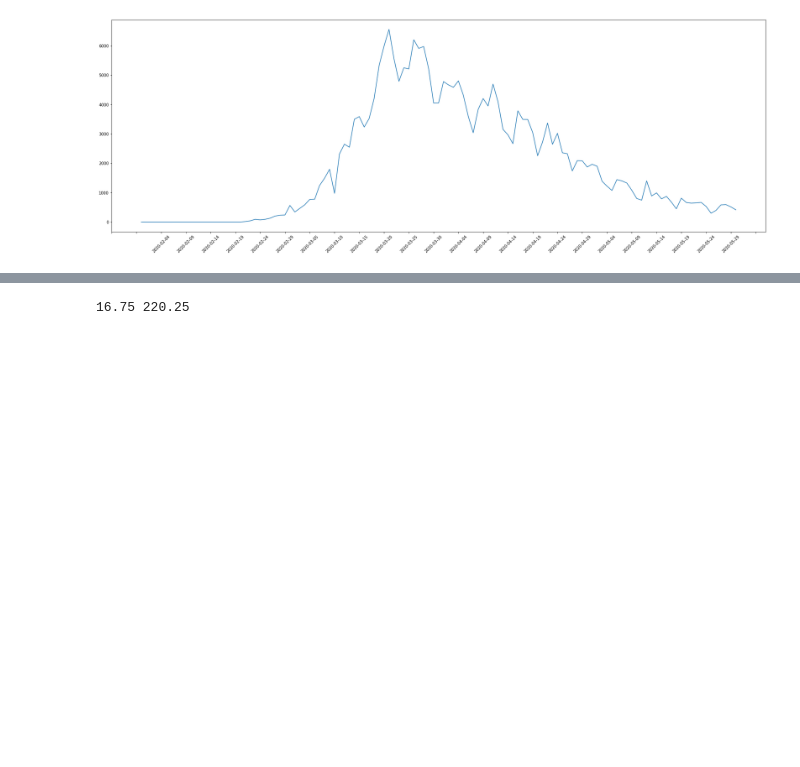
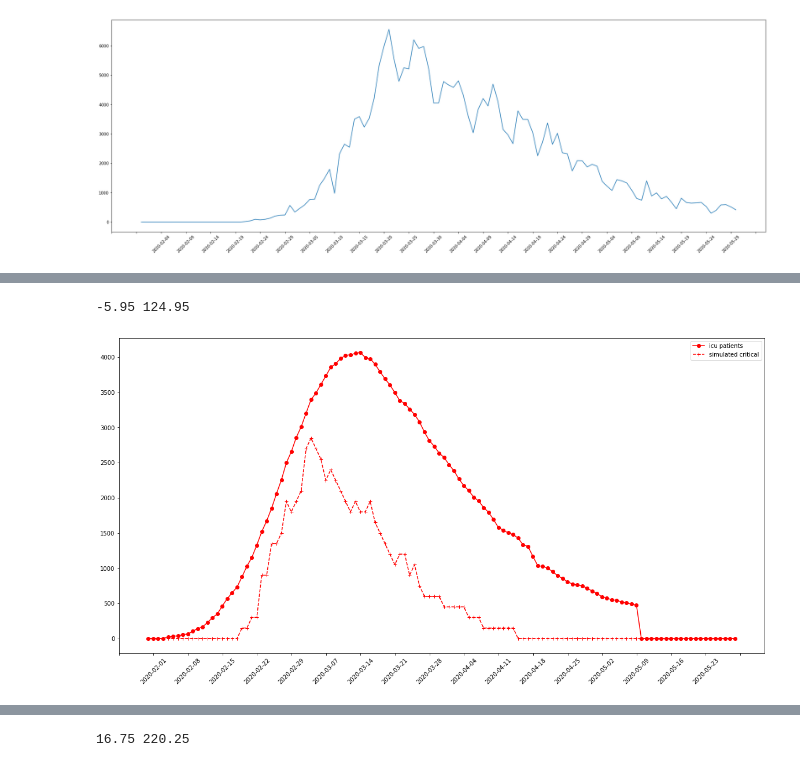
Before and after one commit to tingyincc/pandemic, a Jupyter notebook: scripts/calibration/real_world.ipynb, the cells around one changed output, grey strips where cells are left out. Saved outputs shown, nothing was run; the diff lists cells and outputs as text; code cells hidden in the pictures; blank space fills up the shorter version.

```diff
--- a/scripts/calibration/real_world.ipynb
+++ b/scripts/calibration/real_world.ipynb
@@ -88,0 +157,5 @@ plt.show()
+# %%
+draw_real_sim_compare(df_italy,df_orig,150,20)
+# %% [output]
+-5.95 124.95
+[figure, added]
```
Also changed, not shown: parts of 36 cells of this notebook, 5 other files.
